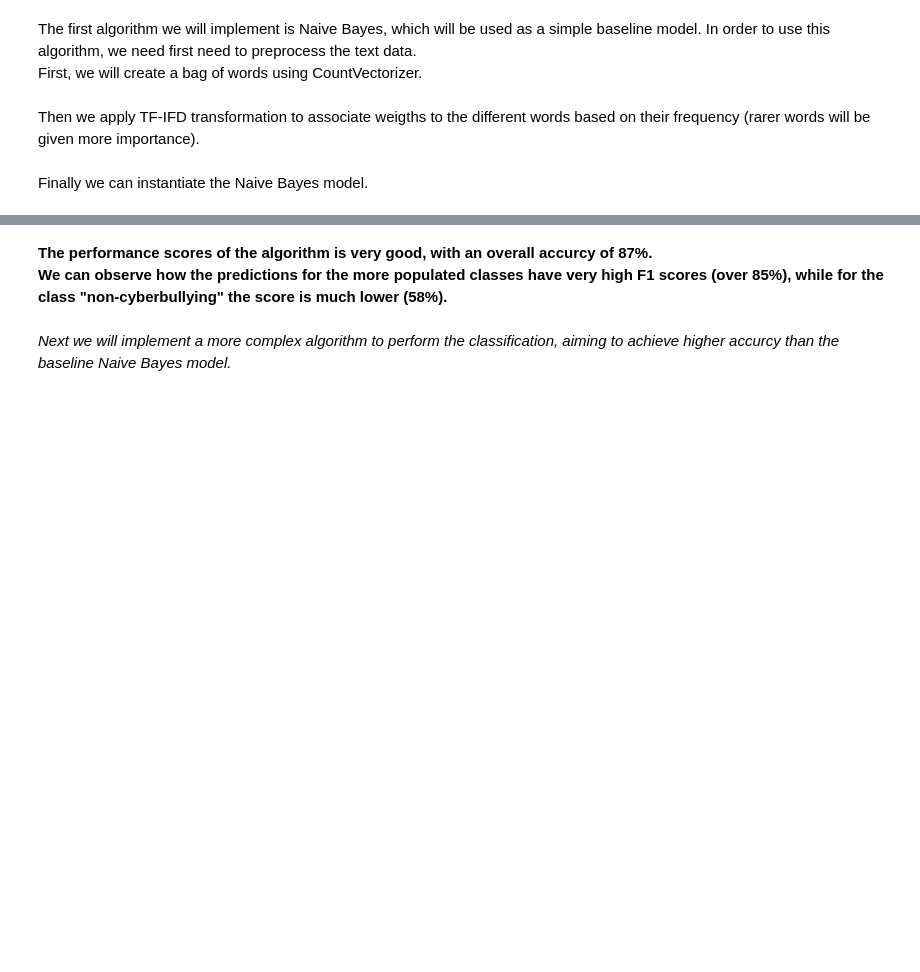
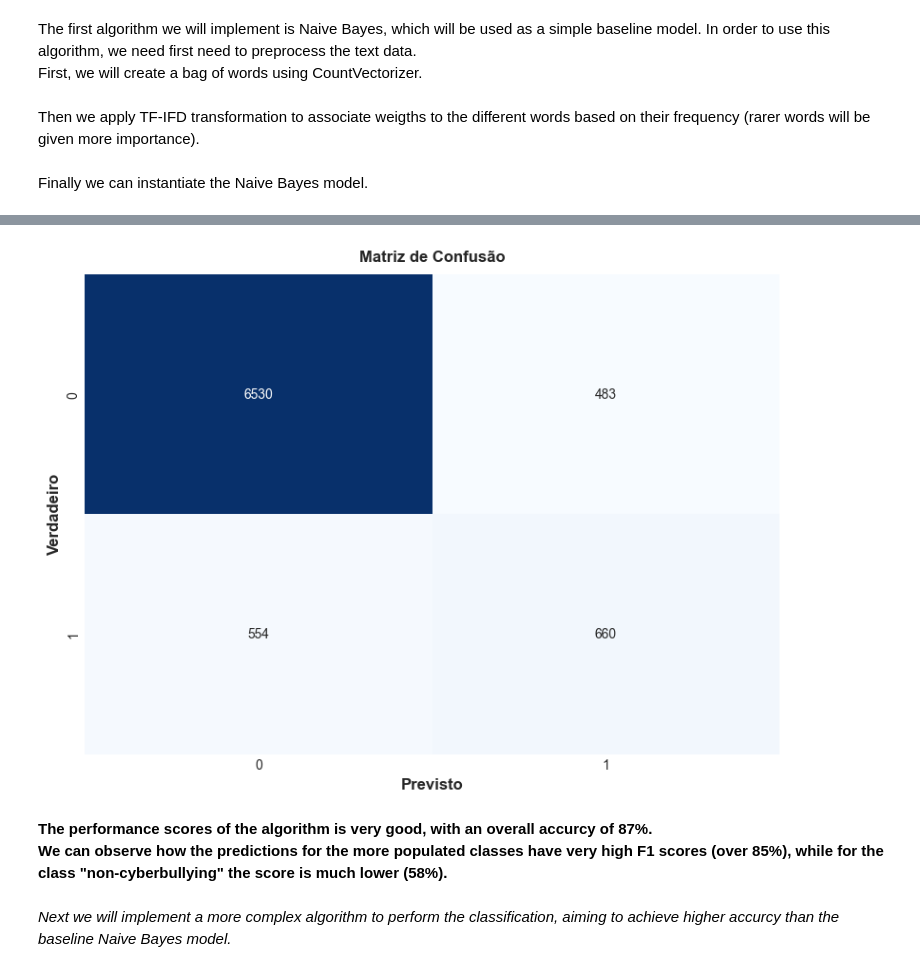
Before and after one commit to Romz16/Detec-o_MensagensOfensivas, a Jupyter notebook: TP_RN (1).ipynb, the cells around one changed output, grey strips where cells are left out. Saved outputs shown, nothing was run; the diff lists cells and outputs as text; code cells hidden in the pictures; blank space fills up the shorter version.

```diff
--- a/TP_RN (1).ipynb
+++ b/TP_RN (1).ipynb
@@ -432,2 +433,9 @@ X_test_tf = tf_transformer.transform(X_test_cv)
+# %%
+# Definindo os parâmetros a serem testados
+parameters = {
+    'tfidf__max_features': [5000, 10000, None],
+    'tfidf__ngram_range': [(1, 1), (1, 2)],
+    'clf__alpha': [0.1, 0.5, 1.0]
+}
 # %% [markdown]
 Finally we can instantiate the Naive Bayes model.
@@ -436,2 +441,0 @@ nb_clf = MultinomialNB()
-# %%
-nb_clf.fit(X_train_tf, y_train)
@@ -467,0 +442,7 @@ conf_matrix(y_test,nb_pred,'Naive Bayes Sentiment Analysis\nConfusion Matrix', s
+# %%
+from sklearn.model_selection import GridSearchCV
+# Criando um objeto GridSearchCV
+grid_search = GridSearchCV(text_clf, parameters, cv=5, n_jobs=-1)
+
+# Treinando o modelo usando GridSearchCV
+grid_search.fit(X_train, y_train)
@@ -467,0 +464,7 @@ conf_matrix(y_test,nb_pred,'Naive Bayes Sentiment Analysis\nConfusion Matrix', s
+# %%
+
+# Acessando o melhor modelo treinado
+best_model = grid_search.best_estimator_
+
+# Avaliando o modelo nos dados de teste
+y_pred = best_model.predict(X_test)
@@ -468,3 +484,17 @@ conf_matrix(y_test,nb_pred,'Naive Bayes Sentiment Analysis\nConfusion Matrix', s
+# %%
+# Gerando a matriz de confusão
+cm = confusion_matrix(y_test, y_pred)
+
+# Exibindo a matriz de confusão com seaborn
+plt.figure(figsize=(8, 6))
+sns.heatmap(cm, annot=True, fmt='d', cmap='Blues', cbar=False,
+            xticklabels=np.unique(y_test), yticklabels=np.unique(y_test))
+plt.xlabel('Previsto')
+plt.ylabel('Verdadeiro')
+plt.title('Matriz de Confusão')
+plt.show()
+# %% [output]
+[figure, added]
 # %% [markdown]
 **The performance scores of the algorithm is very good, with an overall accurcy of 87%.<br>
 We can observe how the predictions for the more populated classes have very high F1 scores (over 85%), while for the class "non-cyberbullying" the score is much lower (58%).**
```
Also changed, not shown: parts of 152 cells of this notebook, 1 other file.
